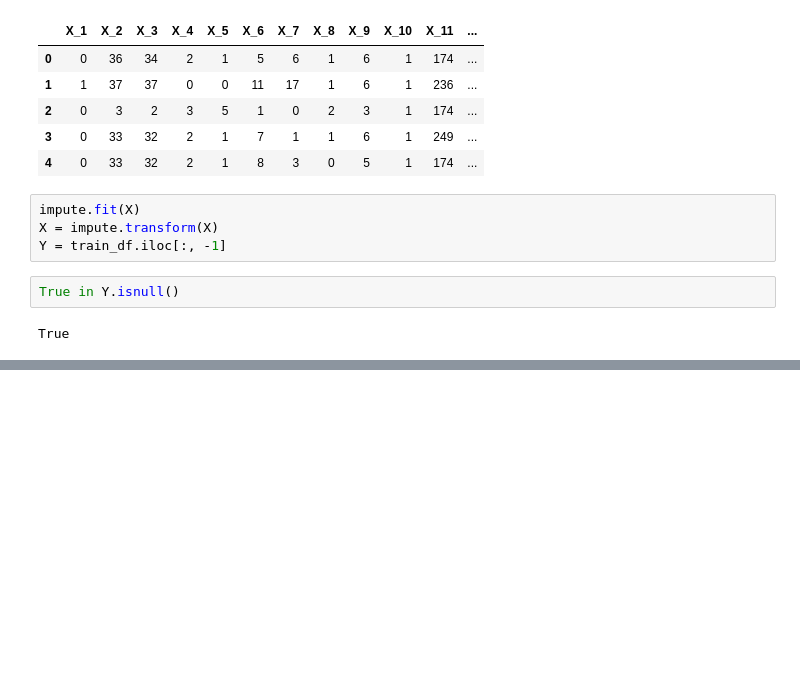
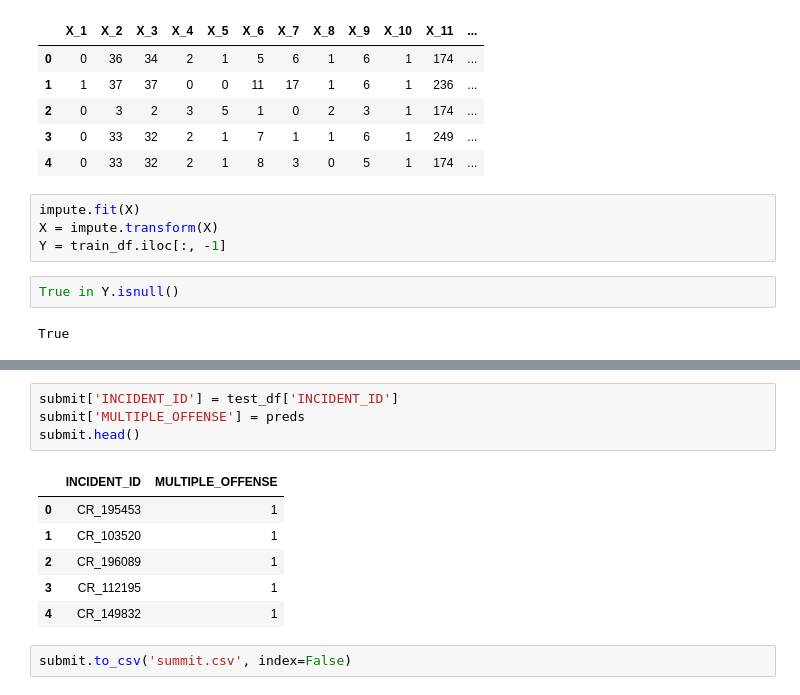
Before and after one commit to shobhitsundriyal/f_challenges, a Jupyter notebook: HE_NDS.ipynb, the cells around one changed output, grey strips where cells are left out. Drawn from its saved outputs; the diff is of its cells as text; blank space fills up the shorter version.

```diff
--- a/HE_NDS.ipynb
+++ b/HE_NDS.ipynb
@@ -95,0 +149,13 @@ X.shape
+# %%
+submit['INCIDENT_ID'] = test_df['INCIDENT_ID']
+submit['MULTIPLE_OFFENSE'] = preds
+submit.head()
+# %% [output]
+|  | INCIDENT_ID | MULTIPLE_OFFENSE |
+| 0 | CR_195453 | 1 |
+| 1 | CR_103520 | 1 |
+| 2 | CR_196089 | 1 |
+| 3 | CR_112195 | 1 |
+| 4 | CR_149832 | 1 |
+# %%
+submit.to_csv('summit.csv', index=False)
```
Also changed, not shown: parts of 12 cells of this notebook.
